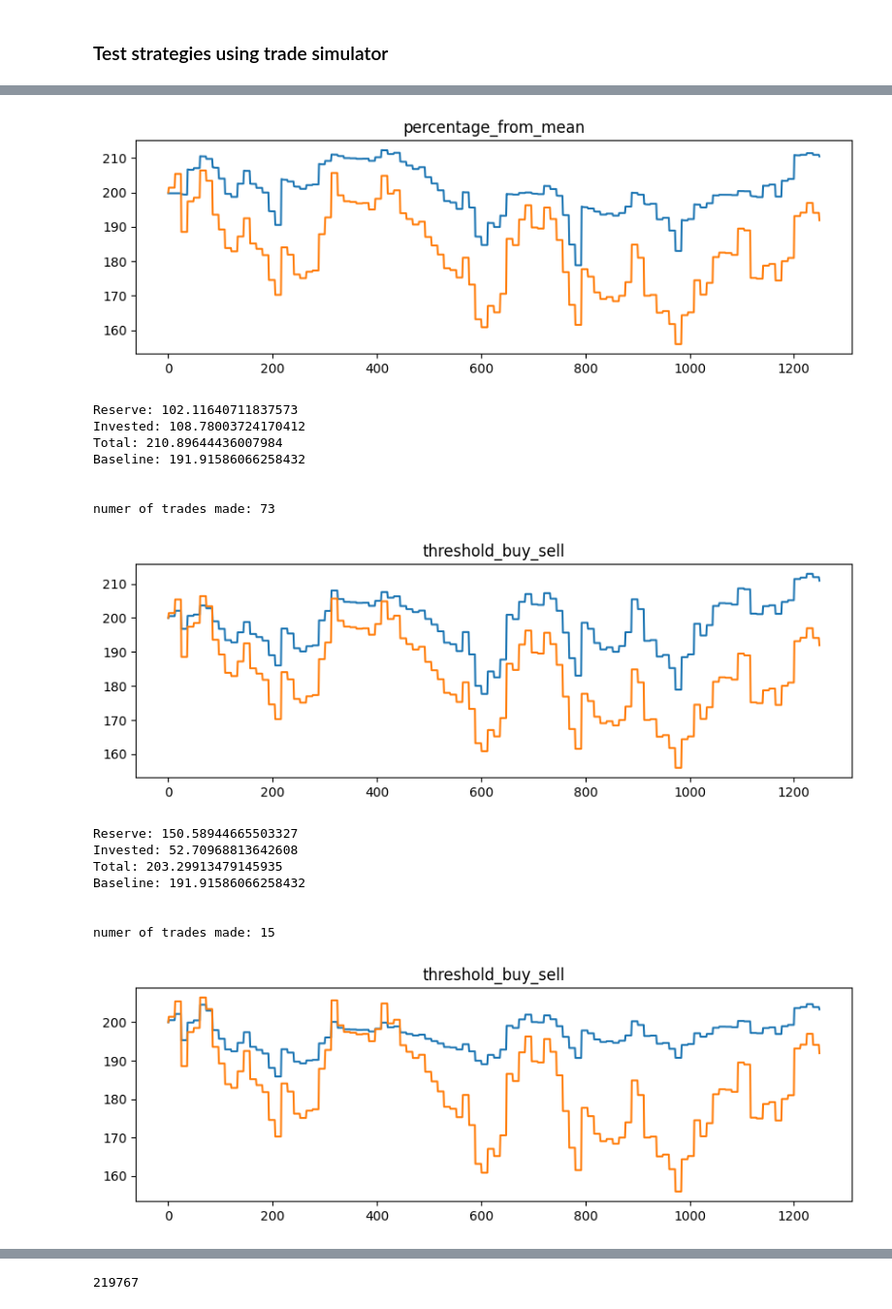
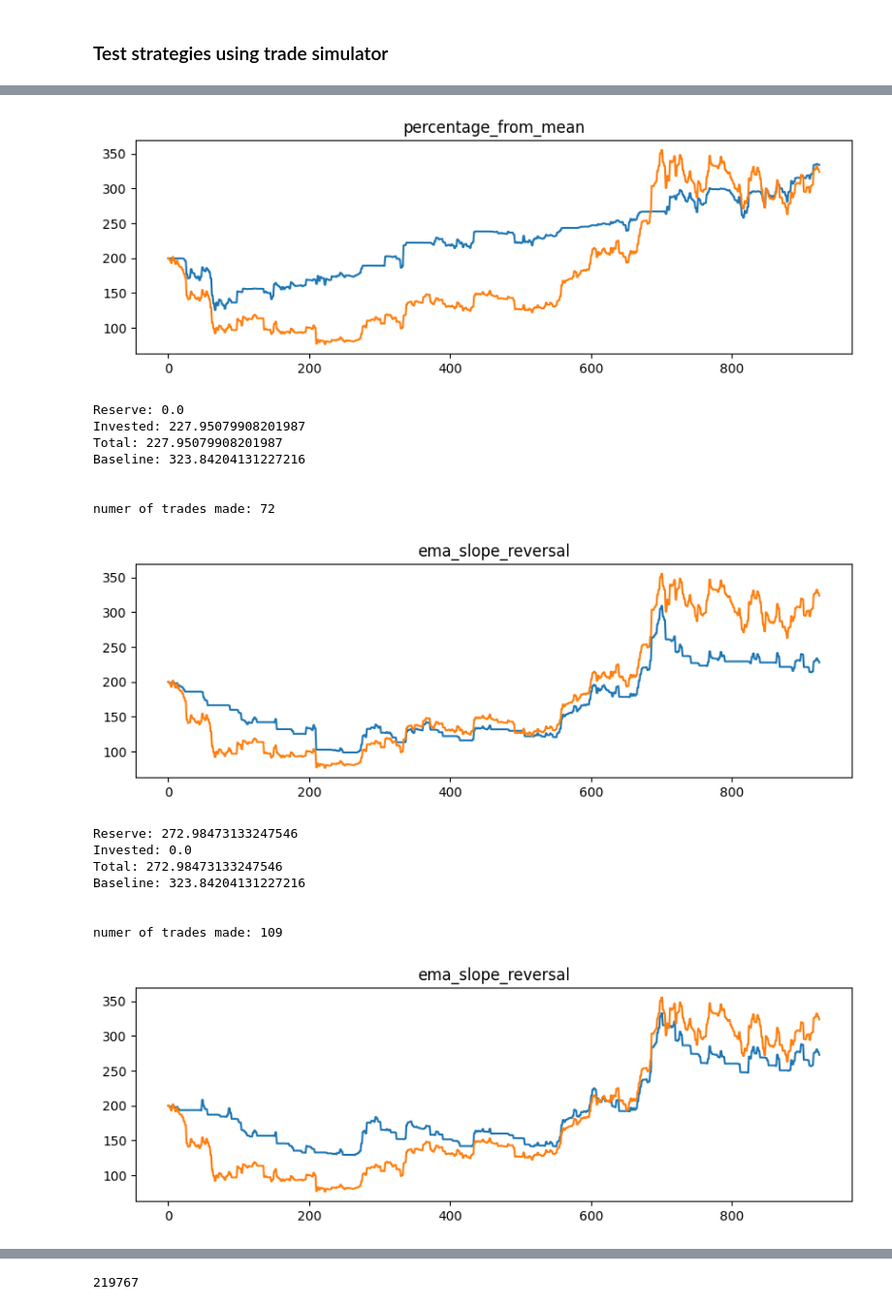
Before and after one commit to Flishworks/AlgoTrading, a Jupyter notebook: backtester/strategy_testing.ipynb, the cells around one changed output, grey strips where cells are left out. Shown at 97% size. Cells and saved outputs as stored; diff of their text form; code cells hidden in the pictures.

```diff
--- a/backtester/strategy_testing.ipynb
+++ b/backtester/strategy_testing.ipynb
@@ -50,7 +50,7 @@ plt.plot(price_data['open'])
 plt.show()
 
 # resample to 15 minutes
-price_data = utils.ohlc_resampler(price_data, '4h')
+price_data = utils.ohlc_resampler(price_data, '24h')
 plt.plot(price_data['open'])
 plt.show()
 # %% [output]
@@ -68,7 +68,7 @@ plt.show()
 # %% [markdown]
 ### Test strategies using trade simulator
 # %%
-last_n = 1250 #len(price_data)
+last_n = len(price_data)
 
 strategies = [
     # ss.hodl()
@@ -102,12 +102,13 @@ strategies = [
     # ss.ema_accel(beta = 0.1, factor = 1)
 
     ss.percentage_from_mean(avg_start = 0, beta = 0.2, limit_percent = .10, thresh_percent = .01, adjust = .5),
-    ss.percentage_from_mean_simple(beta = 0.2, thresh_percent = .01, trade_percent = 10, trade_amount = 10),
+    # ss.percentage_from_mean_simple(beta = 0.1, thresh_percent = .005, trade_percent = 1, trade_amount = 10),
+    # ss.percentage_from_mean_simple(beta = 0.1, thresh_percent = .01, trade_percent = 1, trade_amount = 10),
     # ss.threshold_buy_sell(threshold_up = 0.01, trade_percent_up = 10, trade_amount_up = 10, threshold_down = 0.01, trade_percent_down = 10, trade_amount_down = 10),
     # ss.threshold_buy_sell(threshold_up = 0.05, trade_percent_up = 10, trade_amount_up = 10, threshold_down = 0.05, trade_percent_down = 10, trade_amount_down = 10),
     ss.ema_slope_reversal(beta = 0.1),
-    ss.ema_slope_reversal(beta = 0.1),
-    ss.ema_slope_reversal(beta = 0.1)
+    ss.ema_slope_reversal(beta = 0.2),
+    ss.ema_slope_reversal(beta = 0.3)
     # ss.decorrelation_time_copy_last_all_in(decor_time_thresh = 5, window = 40),
     # ss.decorrelation_time_copy_last_all_in(decor_time_thresh = 20, window = 40),
     # ss.decorrelation_time_copy_last_all_in(decor_time_thresh = 5, window = 100), ###
@@ -147,17 +148,17 @@ numer of trades made: 315
-[figure, old version]
+[figure, new version]
-Reserve: 102.11640711837573
-Invested: 108.78003724170412
-Total: 210.89644436007984
-Baseline: 191.91586066258432
+Reserve: 0.0
+Invested: 227.95079908201987
+Total: 227.95079908201987
+Baseline: 323.84204131227216
 
 
-numer of trades made: 73
+numer of trades made: 72
-[figure, old version]
+[figure, new version]
-Reserve: 150.58944665503327
-Invested: 52.70968813642608
-Total: 203.29913479145935
-Baseline: 191.91586066258432
+Reserve: 272.98473133247546
+Invested: 0.0
+Total: 272.98473133247546
+Baseline: 323.84204131227216
 
 
-numer of trades made: 15
+numer of trades made: 109
-[figure, old version]
+[figure, new version]
```
Also changed, not shown: parts of 1 cell of this notebook, 6 other files.
